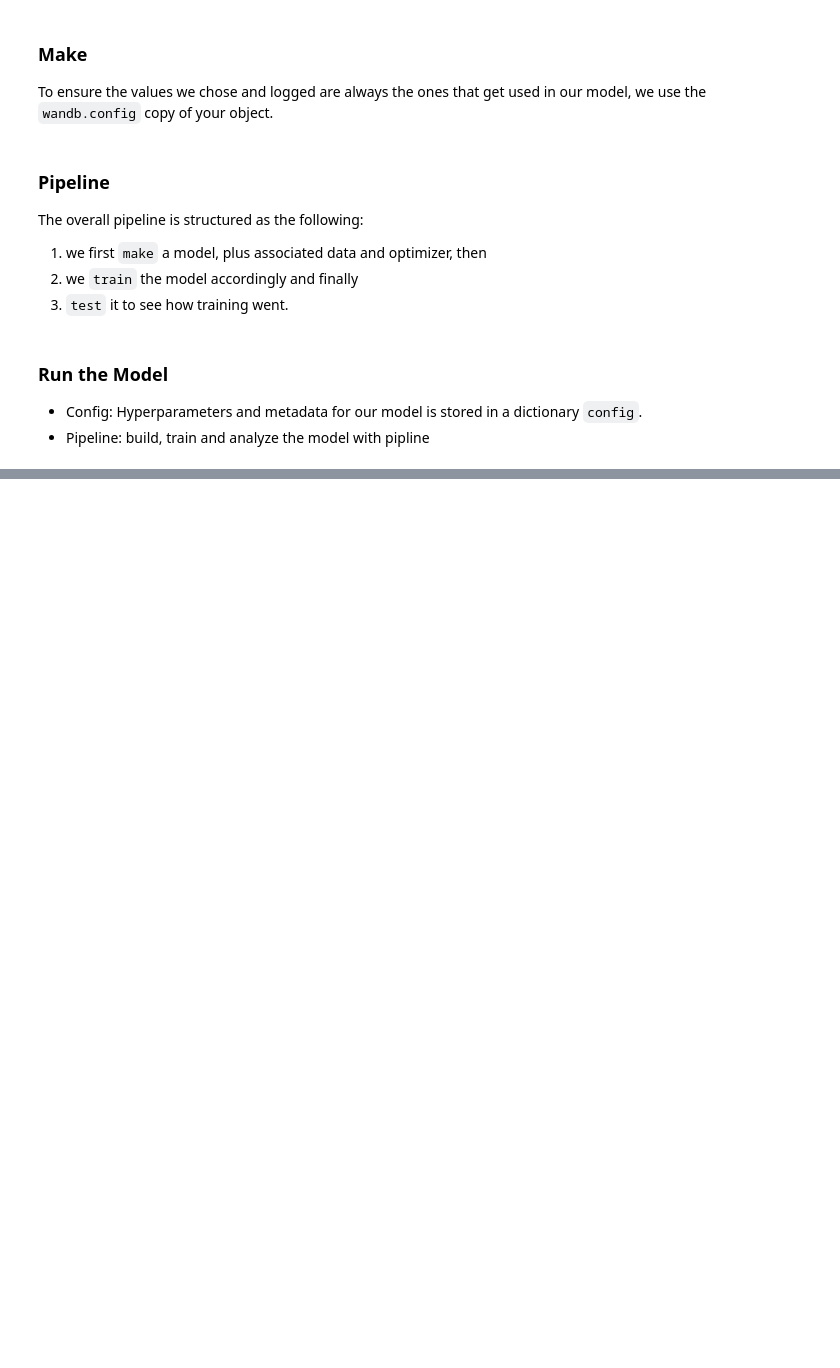
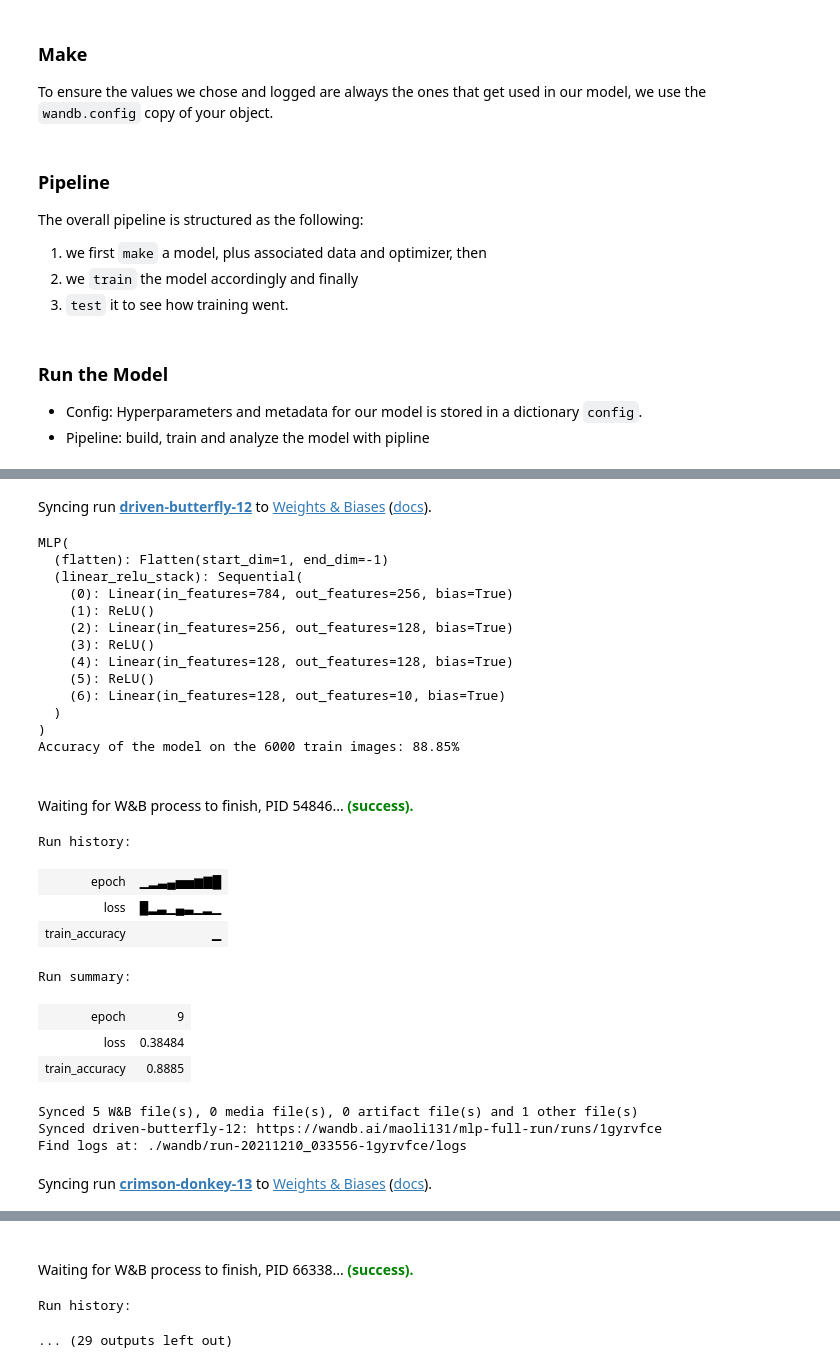
Before and after one commit to maoli131/experimental-design, a Jupyter notebook: MLP-FashionMNIST.ipynb, the cells around one changed output, grey strips where cells are left out. Saved outputs shown, nothing was run; the diff lists cells and outputs as text; code cells hidden in the pictures; blank space fills up the shorter version.

Commit message:
Added: model accuracy vs % of training data and mec (wandb full run)

```diff
--- a/MLP-FashionMNIST.ipynb
+++ b/MLP-FashionMNIST.ipynb
@@ -60,5 +61,3 @@ Using cpu device
-# %%
-train_acc = []
 # %% [markdown]
 ## Preliminaries
 We must login to wandb account, in order to record our training on the platform's dashborad. Make sure to install wandb library in our virtual conda environment.
@@ -244,21 +246,3 @@ def model_pipeline(hyperparameters):
 
 - Config: Hyperparameters and metadata for our model is stored in a dictionary `config`.
 - Pipeline: build, train and analyze the model with pipline
-# %%
-# configurations
-config = dict(
-    epochs=10,
-    classes=10,
-    kernels=[200, 128, 128],
-    batch_size=64,
-    learning_rate=0.001,
-    sls = 0.1,
-    dataset="Fashion-MNIST",
-    architecture="MLP"
-)
-
-# Build, train and analyze the model with the pipeline
-portions = [0.1, 0.3, 0.5, 0.7, 1]
-for sls in portions:
-    config['sls'] = sls
-    model = model_pipeline(config)
@@ -325,0 +253,55 @@ sns.lineplot(x=portions, y=train_acc);
+# %%
+# configurations
+config = dict(
+    epochs=10,
+    classes=10,
+    kernels=[256, 128, 128],
+    batch_size=64,
+    learning_rate=0.001,
+    sls = 0.1,
+    dataset="Fashion-MNIST",
+    architecture="MLP"
+)
+
+# Build, train and analyze the model with the pipeline
+portions = [0.1, 0.3, 0.5, 0.7, 1]
+acc_list = []
+for sls in portions:
+    config['sls'] = sls
+    model, train_acc = model_pipeline(config)
+    acc_list.append(train_acc)
+
+# Visualize the results
+plt.title("Accuracy vs. % Training Data Used")
+plt.xlabel("% Training Data Used")
+plt.ylabel("Accuracy")
+sns.scatterplot(x=portions, y=acc_list)
+sns.lineplot(x=portions, y=acc_list);
+# %% [output]
+Syncing run driven-butterfly-12 to Weights & Biases (docs).
+MLP(
+  (flatten): Flatten(start_dim=1, end_dim=-1)
+  (linear_relu_stack): Sequential(
+    (0): Linear(in_features=784, out_features=256, bias=True)
+    (1): ReLU()
+    (2): Linear(in_features=256, out_features=128, bias=True)
+    (3): ReLU()
+    (4): Linear(in_features=128, out_features=128, bias=True)
+    (5): ReLU()
+    (6): Linear(in_features=128, out_features=10, bias=True)
+  )
+)
+Accuracy of the model on the 6000 train images: 88.85%
+Waiting for W&B process to finish, PID 54846... (success).
+Run history:
+| epoch | ▁▂▃▄▅▅▆▇█ |
+| loss | █▂▃▁▄▃▁▂▁ |
+| train_accuracy | ▁ |
+Run summary:
+| epoch | 9 |
+| loss | 0.38484 |
+| train_accuracy | 0.8885 |
+Synced 5 W&B file(s), 0 media file(s), 0 artifact file(s) and 1 other file(s)
+Synced driven-butterfly-12: https://wandb.ai/maoli131/mlp-full-run/runs/1gyrvfce
+Find logs at: ./wandb/run-20211210_033556-1gyrvfce/logs
+Syncing run crimson-donkey-13 to Weights & Biases (docs).
@@ -325,0 +321,3 @@ sns.lineplot(x=portions, y=train_acc);
+Waiting for W&B process to finish, PID 66338... (success).
+Run history:
+... (29 outputs left out)
```
Also changed, not shown: parts of 13 cells of this notebook, 1 other file.
